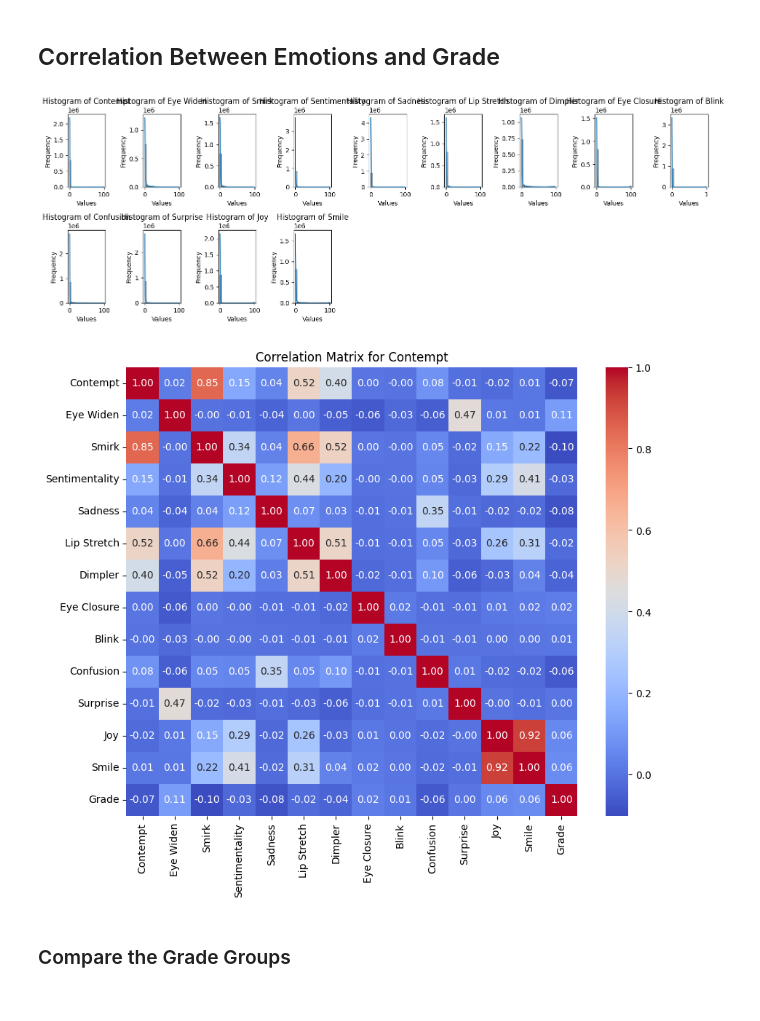
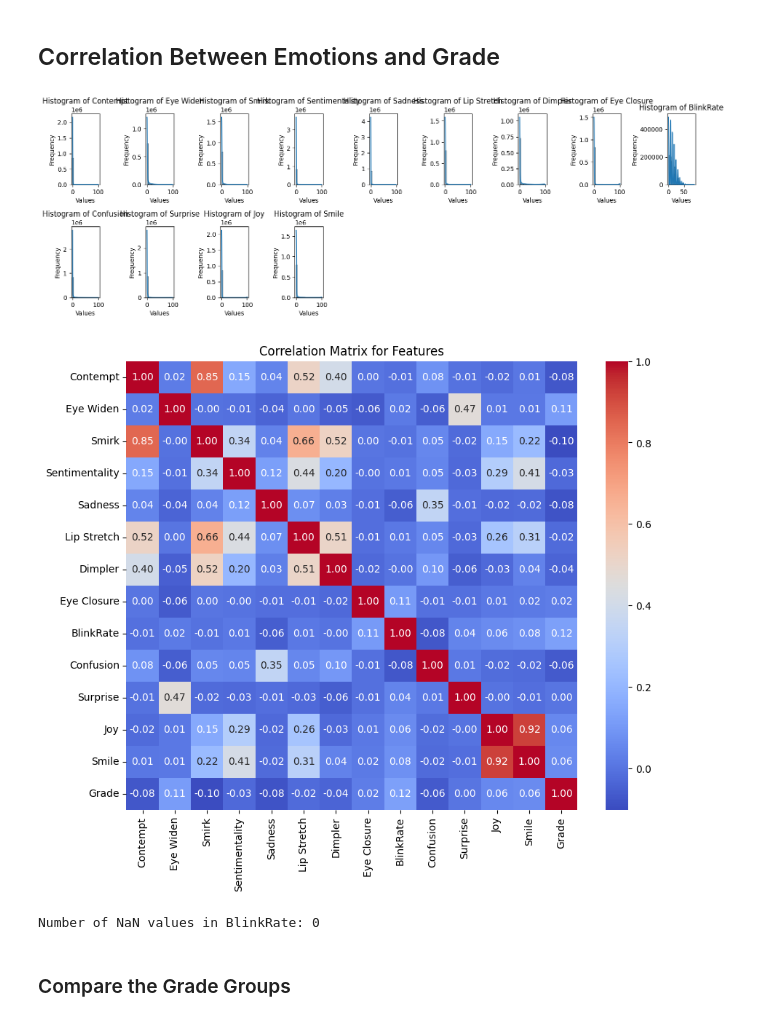
Before and after one commit to litalshl/classifiers, a Jupyter notebook: grade groups model/For Publication/statistics_for_selected_features.ipynb, the cells around one changed output. Cells and saved outputs as stored; diff of their text form; code cells hidden in the pictures.

```diff
--- a/grade groups model/For Publication/statistics_for_selected_features.ipynb
+++ b/grade groups model/For Publication/statistics_for_selected_features.ipynb
@@ -23,7 +23,7 @@ for filename in os.listdir(folder_path):
 
 columns_to_remove = ['Row','EventSource','SlideEvent','StimType','Duration',
                      'CollectionPhase','SourceStimuliName','EventSource','SampleNumber','EventSource.1',
-                     'BlinkRate', 'EventSource.2','Interocular Distance', 'Gaze X', 'Gaze Y', 'Interpolated Gaze X',
+                     'EventSource.2','Interocular Distance', 'Gaze X', 'Gaze Y', 'Interpolated Gaze X',
                     'Interpolated Gaze Y', 'Interpolated Distance', 'Fixation Index', 'Fixation Index by Stimulus',
                     'Fixation X', 'Fixation Y', 'Fixation Start', 'Fixation End', 'Saccade Index',
                     'Saccade Index by Stimulus', 'Saccade Start', 'Saccade End', 'Gaze Velocity', 'Gaze Acceleration', 'Fixation Duration',
@@ -76,7 +76,7 @@ Index(['Timestamp', 'Anger', 'Contempt', 'Disgust', 'Fear', 'Joy', 'Sadness',
 # %%
 # Specify the columns where NaN values should be removed
 columns_to_check = ['Contempt','Eye Widen', 'Smirk', 'Sentimentality',
-                 'Lip Stretch', 'Dimpler', 'Eye Closure', 'Blink', 'Confusion', 'Surprise', 'Joy', 'Smile']
+                 'Lip Stretch', 'Dimpler', 'Eye Closure', 'BlinkRate', 'Confusion', 'Surprise', 'Joy', 'Smile']
 
 # Remove rows with NaN values in specified columns
 df_combined_cleaned = combined_data.dropna(subset=columns_to_check, how='all')
@@ -177,12 +177,12 @@ Index(['Timestamp', 'Anger', 'Contempt', 'Disgust', 'Fear', 'Joy', 'Sadness',
 import pandas as pd
 
 facial_expressions_columns = ['Respondent', 'Grade','Contempt','Eye Widen', 'Smirk', 'Sentimentality', 'Sadness',
-                 'Lip Stretch', 'Dimpler', 'Eye Closure', 'Blink', 'Confusion', 'Surprise', 'Joy', 'Smile']
+                 'Lip Stretch', 'Dimpler', 'Eye Closure', 'BlinkRate', 'Confusion', 'Surprise', 'Joy', 'Smile']
 # Creating a copy df with only the facial expressions data
 facial_expressions_data = combined_data_with_grades[facial_expressions_columns].copy()
 
-# Remove rows with all NaN values, except in the 'Respondent' column
-facial_expressions_data = facial_expressions_data.dropna(how='all',
+# Remove rows with any NaN values, except in the 'Respondent' column
+facial_expressions_data = facial_expressions_data.dropna(how='any',
                                                          subset=facial_expressions_data.columns.difference(['Respondent', 'Grade']))
 
 facial_expressions_data
@@ -217,23 +217,23 @@ selected_columns = ['Contempt','Eye Widen', 'Smirk', 'Sentimentality', 'Sadness'
 # %%
 import seaborn as sns
 import matplotlib.pyplot as plt
 
 selected_columns = ['Contempt','Eye Widen', 'Smirk', 'Sentimentality', 'Sadness',
-                 'Lip Stretch', 'Dimpler', 'Eye Closure', 'Blink', 'Confusion', 'Surprise', 'Joy', 'Smile']
+                 'Lip Stretch', 'Dimpler', 'Eye Closure', 'BlinkRate', 'Confusion', 'Surprise', 'Joy', 'Smile']
 
 plt.figure(figsize=(15, 10))  # Adjust figure size as needed
 
 for col in selected_columns:
     plt.subplot(4, 9, selected_columns.index(col) + 1)  # Adjust layout based on the number of columns
     sns.histplot(data=facial_expressions_data, x=col, kde=True, bins=20)
     plt.title(f'Histogram of {col}')
     plt.xlabel('Values')
     plt.ylabel('Frequency')
 
 plt.tight_layout()
 plt.show()
 # %% [output]
-[figure, old version]
+[figure, new version]
 # %%
 import pandas as pd
 import seaborn as sns
@@ -241,16 +241,22 @@ import matplotlib.pyplot as plt
 
 
 selected_columns_df = facial_expressions_data[['Contempt','Eye Widen', 'Smirk', 'Sentimentality', 'Sadness',
-                 'Lip Stretch', 'Dimpler', 'Eye Closure', 'Blink', 'Confusion', 'Surprise', 'Joy', 'Smile', 'Grade']]
+                 'Lip Stretch', 'Dimpler', 'Eye Closure', 'BlinkRate', 'Confusion', 'Surprise', 'Joy', 'Smile', 'Grade']]
 
 correlation_matrix = selected_columns_df.corr()
 
 plt.figure(figsize=(10, 8))
 sns.heatmap(correlation_matrix, annot=True, fmt=".2f", cmap='coolwarm')
-plt.title('Correlation Matrix for Contempt')
+plt.title('Correlation Matrix for Features')
 plt.show()
 # %% [output]
-[figure, old version]
+[figure, new version]
+# %%
+nan_count = facial_expressions_data['BlinkRate'].isna().sum()
+
+print(f"Number of NaN values in BlinkRate:", nan_count)
+# %% [output]
+Number of NaN values in BlinkRate: 0
 # %% [markdown]
 <h3>Compare the Grade Groups</h3>
 # %% [markdown]
```
Also changed, not shown: parts of 15 cells of this notebook, 4 other files.
